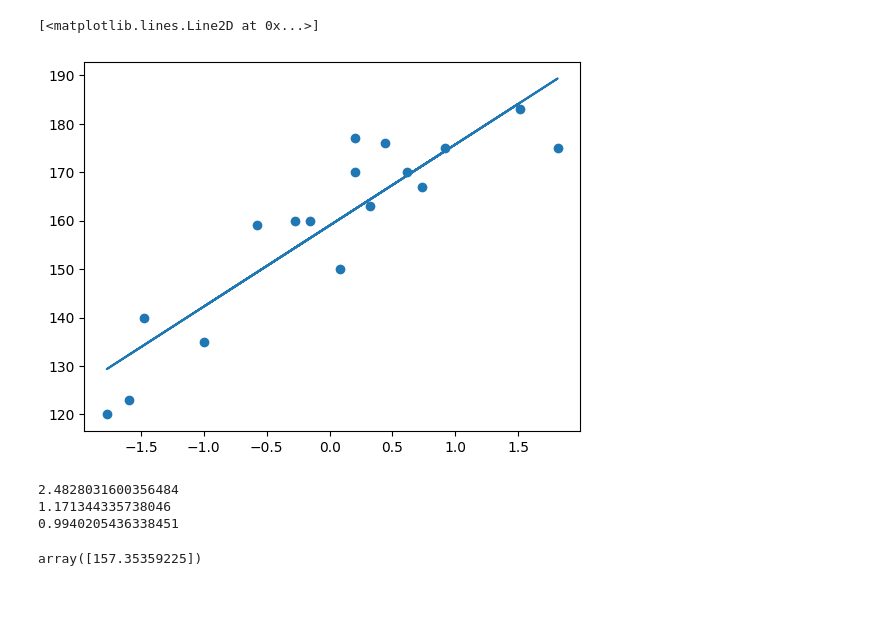
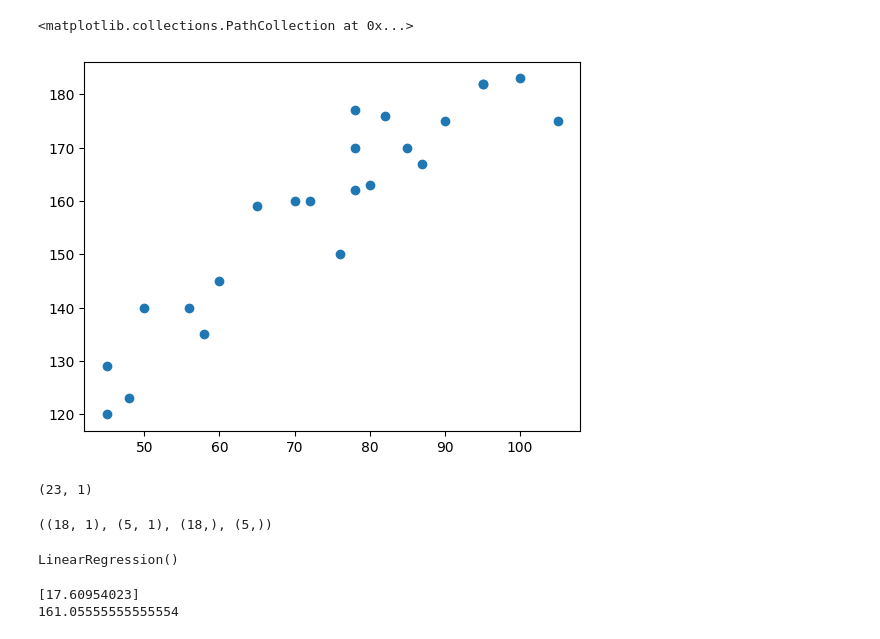
Before and after one commit to Pragati-cloud/Data-Science-Machine-Learning-Deep-Learning-NLP-By-KrishNaik, a Jupyter notebook: Linear_Regression.ipynb, the cells around one changed output. Cells and saved outputs as stored; diff of their text form; code cells hidden in the pictures; blank space fills up the shorter version.

```diff
--- a/Linear_Regression.ipynb
+++ b/Linear_Regression.ipynb
@@ -7,7 +7,7 @@ import numpy as np
 import seaborn as sns
 %matplotlib inline
 # %%
-df = pd.read_csv('height-weight.csv')
+df= pd.read_csv('h_w.csv')
 # %%
 df.head()
 # %% [output]
@@ -99,6 +19,0 @@ np.float64(159.0)
-# %%
-plt.scatter(X_train,y_train)
-plt.plot(X_train, regression.predict(X_train))
-# %% [output]
-[<matplotlib.lines.Line2D at 0x...>]
-[figure, removed]
@@ -112,16 +20,5 @@ from sklearn.metrics import mean_squared_error, r2_score, mean_absolute_error
-# %%
-mse= mean_squared_error(y_test, y_pred)
-mae= mean_absolute_error(y_test,y_pred)
-r2= r2_score(y_test, y_pred)
-print(mse)
-print(mae)
-print(r2)
-# %% [output]
-2.4828031600356484
-1.171344335738046
-0.9940205436338451
-# %%
-#predict for new data
-regression.predict(scaler.transform([[73]]))
-# %% [output]
-array([157.35359225])
+# %%
+plt.scatter(df['Weight'],df['Height'])
+# %% [output]
+<matplotlib.collections.PathCollection at 0x...>
+[figure, added]
@@ -127,0 +32,8 @@ array([157.35359225])
+# %%
+x.shape
+# %% [output]
+(23, 1)
+# %%
+X_train.shape, X_test.shape , y_train.shape, y_test.shape
+# %% [output]
+((18, 1), (5, 1), (18,), (5,))
@@ -127,0 +48,14 @@ array([157.35359225])
+# %%
+#train the simple linear regression model
+
+from sklearn.linear_model import LinearRegression
+regressor = LinearRegression()
+regressor.fit(X_train, y_train)
+# %% [output]
+LinearRegression()
+# %%
+print(regressor.coef_)
+print(regressor.intercept_)
+# %% [output]
+[17.60954023]
+161.05555555555554
```
Also changed, not shown: parts of 30 cells of this notebook.
